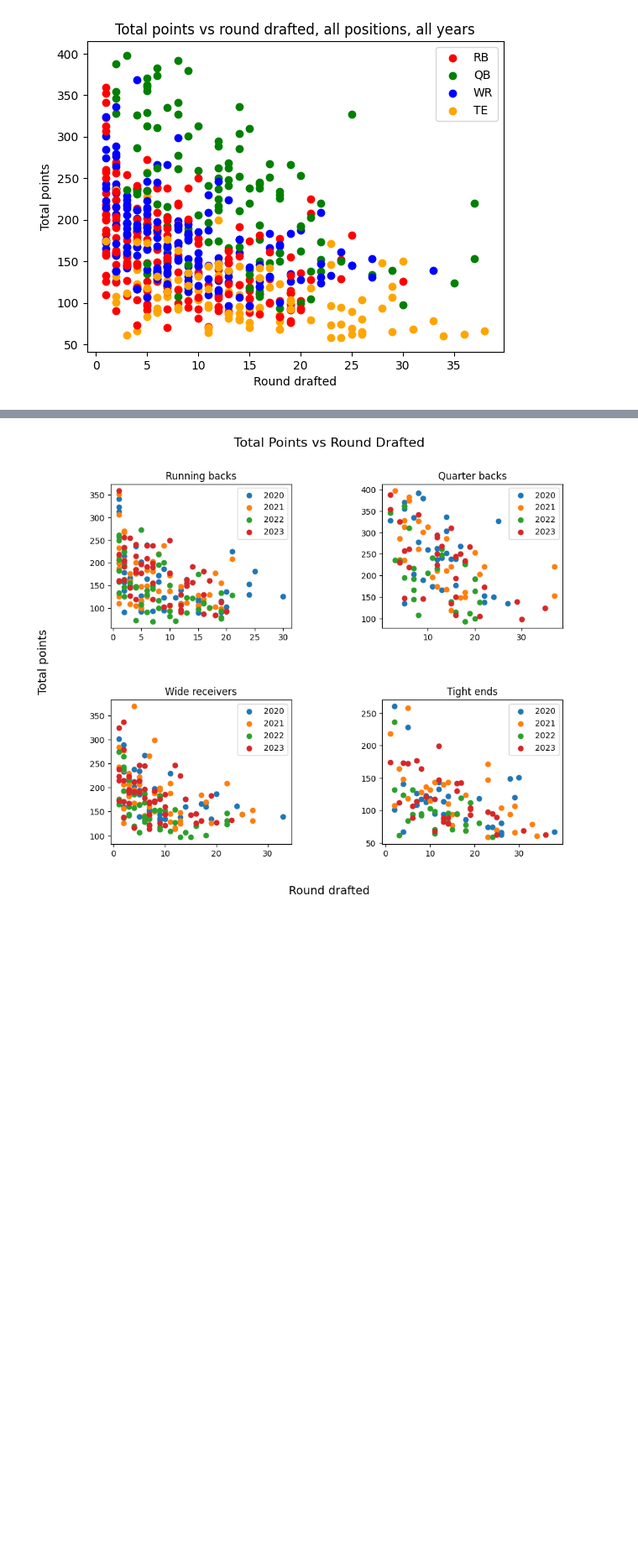
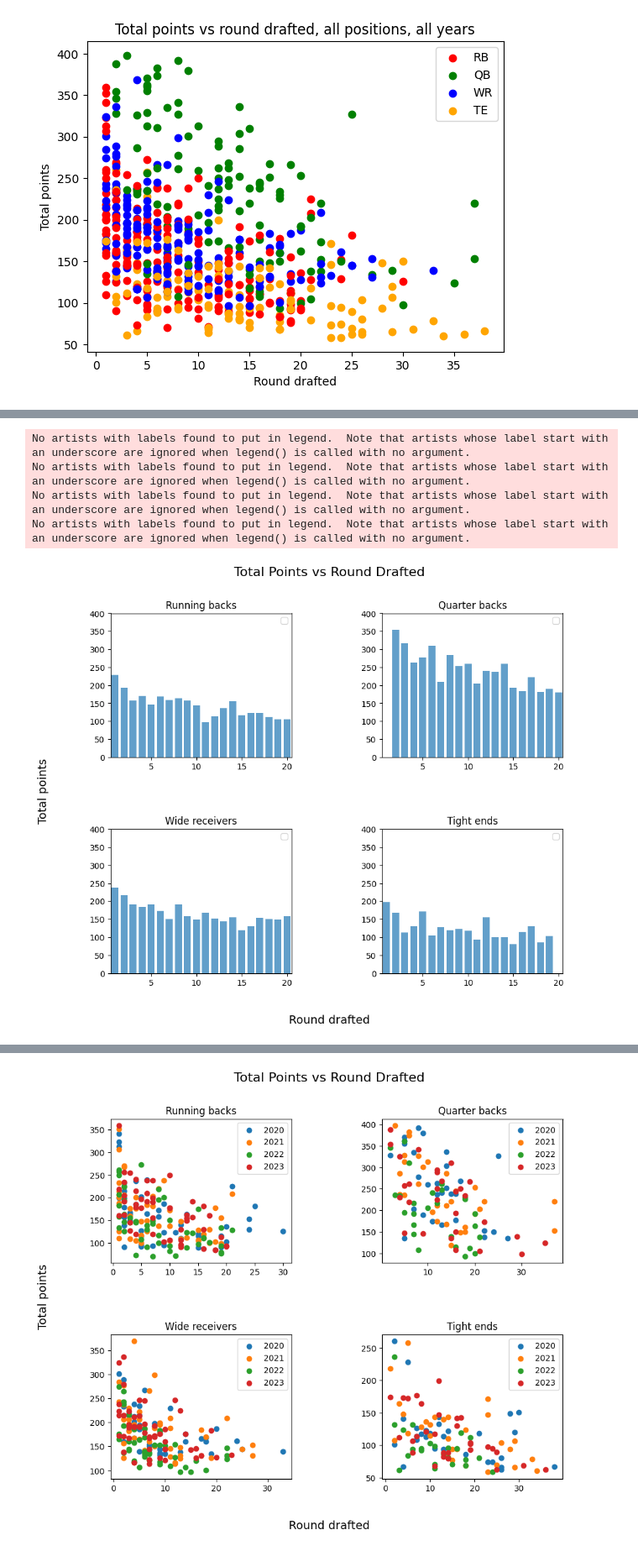
Before and after one commit to fdeegbe/FantasyFootballAnalysis, a Jupyter notebook: FantasyFootballAnalysis.ipynb, the cells around one changed output, grey strips where cells are left out. Shown: that part at 84% size. Drawn from its saved outputs; the diff is of its cells as text; code cells hidden in the pictures; blank space fills up the shorter version.

Commit message:
Added average points scored for a position in a round

```diff
--- a/FantasyFootballAnalysis.ipynb
+++ b/FantasyFootballAnalysis.ipynb
@@ -371,0 +377,51 @@ plt.show()
+# %%
+# create a 2x2 plot of subplots
+fig, axs = plt.subplots(2, 2, figsize=(10,8))
+
+# so we can iterate through each position
+all_position_dfs = [rb_dfs, qb_dfs, wr_dfs, te_dfs]
+all_position_names = ['Running backs', 'Quarter backs', 'Wide receivers', 'Tight ends']
+
+# pos_i is position index, year_i is year index
+for pos_i, ax in enumerate(axs.flat):
+    total_points_per_round = np.zeros(20)
+    counts_per_round = np.zeros(20)
+
+    for year_i in range(4):
+        # Filter data for rounds 1 to 20
+        data = all_position_dfs[pos_i][year_i][all_position_dfs[pos_i][year_i]["RoundDrafted"] <= 20]
+
+        # Sum total points and count occurrences for each round
+        for round_num in range(1, 21):
+            round_data = data[data["RoundDrafted"] == round_num]
+            total_points_per_round[round_num-1] += round_data["TotalPoints"].sum()
+            counts_per_round[round_num-1] += len(round_data)
+
+    # Calculate the average total points for each round
+    average_points_per_round = np.divide(total_points_per_round, counts_per_round, out=np.zeros_like(total_points_per_round), where=counts_per_round != 0)
+
+    # Plot the average total points as a bar chart
+    ax.bar(np.arange(1, 21), average_points_per_round, alpha=0.7)
+
+    ax.set_title(all_position_names[pos_i])
+    ax.set_xlim(0.5, 20.5)
+    ax.set_ylim(0, 400)
+    ax.legend()
+
+# overall title
+fig.suptitle('Total Points vs Round Drafted', fontsize=16)
+
+# Add shared x and y labels
+fig.text(0.5, 0.01, 'Round drafted', ha='center', va='center', fontsize=14)
+fig.text(0.01, 0.5, 'Total points', ha='center', va='center', rotation='vertical', fontsize=14)
+
+# increase margins
+plt.subplots_adjust(wspace=0.5, hspace=0.5)
+
+plt.show()
+# %% [output]
+No artists with labels found to put in legend.  Note that artists whose label start with an underscore are ignored when legend() is called with no argument.
+No artists with labels found to put in legend.  Note that artists whose label start with an underscore are ignored when legend() is called with no argument.
+No artists with labels found to put in legend.  Note that artists whose label start with an underscore are ignored when legend() is called with no argument.
+No artists with labels found to put in legend.  Note that artists whose label start with an underscore are ignored when legend() is called with no argument.
+[figure, added]
```
Also changed, not shown: parts of 6 cells of this notebook.
